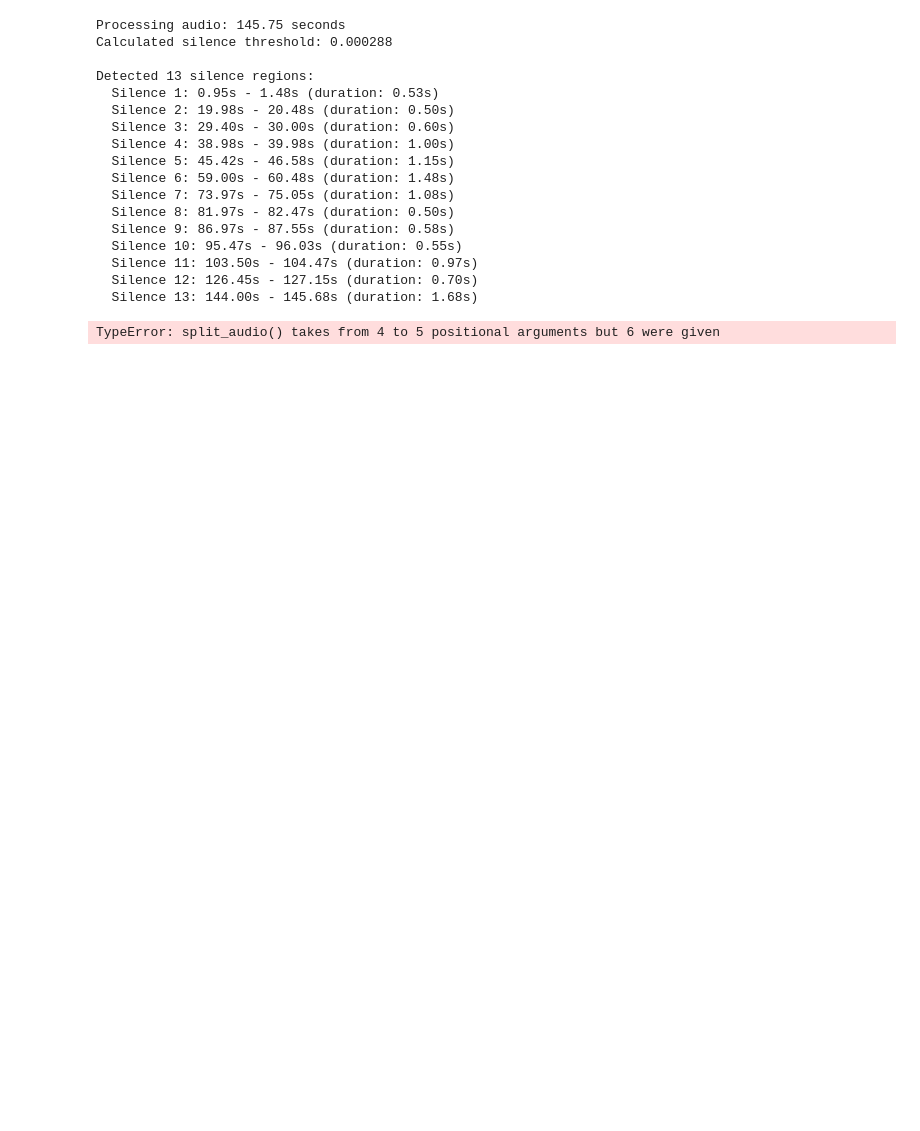
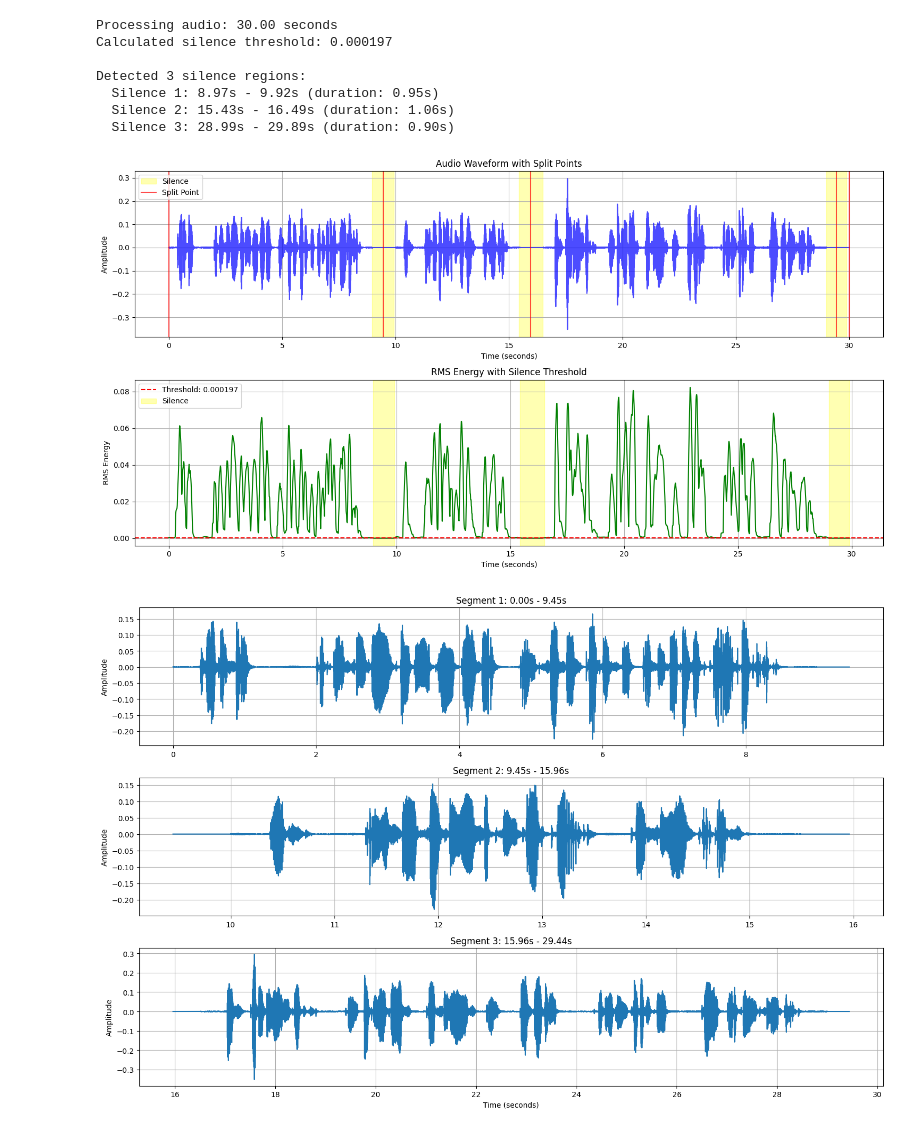
Before and after one commit to masaishi/claion, a Jupyter notebook: notebooks/009_split_audio.ipynb, the cells around one changed output. Drawn from its saved outputs; the diff is of its cells as text; code cells hidden in the pictures; blank space fills up the shorter version.

```diff
--- a/notebooks/009_split_audio.ipynb
+++ b/notebooks/009_split_audio.ipynb
@@ -255,17 +254,9 @@ Segment 3: 29.93s - 30.00s (duration: 0.07s)
 Created 3 segments in ../data/outputs/split_audio_silence_strict
 # %%
 import sys
+sys.path.append('../src')
 
-sys.path.append("../src")
-
-from claion.utils.audio_spliter import (
-    calculate_rms,
-    calculate_silence_threshold,
-    find_silence_regions,
-    get_split_points,
-    split_audio,
-)
-
+from claion.utils.audio_spliter import calculate_silence_threshold, calculate_rms, find_silence_regions, get_split_points, split_audio
 
 def plot_waveform_with_splits(
     waveform: torch.Tensor,
@@ -388,6 +379,8 @@ def process_audio(
     min_silence_length: float = 0.5,
     min_segment_length: float = 1.0,
     split_method: str = "middle",
+    window_size: float = 0.05,
+    hop_length: float = 0.025,
     plot: bool = True,
 ) -> tuple[list[tuple[int, int]], float]:
     """
@@ -403,6 +396,8 @@ def process_audio(
         min_silence_length: Minimum silence length in seconds
         min_segment_length: Minimum segment length in seconds
         split_method: Method to determine split points ('middle', 'start', or 'end')
+        window_size: Size of the analysis window in seconds
+        hop_length: Hop length between windows in seconds
         plot: Whether to generate plots
 
     Returns:
@@ -422,8 +417,8 @@ def process_audio(
     duration = (end_sample - start_sample) / sample_rate
     print(f"Processing audio: {duration:.2f} seconds")
 
-    # Calculate RMS energy
-    rms_values, time_points = calculate_rms(waveform, sample_rate)
+    # Calculate RMS energy with window_size and hop_length parameters
+    rms_values, time_points = calculate_rms(waveform, sample_rate, window_size, hop_length)
 
     # Calculate silence threshold
     silence_threshold = calculate_silence_threshold(rms_values, threshold_method, threshold_value)
@@ -446,50 +441,43 @@ def process_audio(
     # Plot results if requested
     if plot:
         plot_waveform_with_splits(
             waveform, sample_rate, silence_regions, split_points, rms_values, time_points, silence_threshold
         )
 
         if segment_info:
             plot_segments(waveform, sample_rate, segment_info)
 
     return segment_info, silence_threshold
 
 
 # Example usage
 if __name__ == "__main__":
     # Parameters
     audio_file = "../data/inputs/original-demo-speech.wav"
     output_dir = "../data/outputs/split_segments"
 
     # Process the audio
     segment_info, silence_threshold = process_audio(
         audio_file=audio_file,
         output_dir=output_dir,
-        ss=0.0,  # start time
-        es=None,  # end time (None = end of file)
+        ss=30.0,  # start time
+        es=60.0,  # end time (None = end of file)
         threshold_method="percentile",
-        threshold_value=10,  # 10th percentile for silence threshold
+        threshold_value=20,  # 10th percentile for silence threshold
         min_silence_length=0.5,  # minimum silence length in seconds
         min_segment_length=1.0,  # minimum segment length in seconds
         split_method="middle",  # split in the middle of silence regions
+        window_size=0.1,  # window size in seconds for RMS calculation
+        hop_length=0.01,  # hop length in seconds for RMS calculation
         plot=True,  # generate plots
     )
 # %% [output]
-Processing audio: 145.75 seconds
-Calculated silence threshold: 0.000288
+Processing audio: 30.00 seconds
+Calculated silence threshold: 0.000197
 
-Detected 13 silence regions:
-  Silence 1: 0.95s - 1.48s (duration: 0.53s)
-  Silence 2: 19.98s - 20.48s (duration: 0.50s)
-  Silence 3: 29.40s - 30.00s (duration: 0.60s)
-  Silence 4: 38.98s - 39.98s (duration: 1.00s)
-  Silence 5: 45.42s - 46.58s (duration: 1.15s)
-  Silence 6: 59.00s - 60.48s (duration: 1.48s)
-  Silence 7: 73.97s - 75.05s (duration: 1.08s)
-  Silence 8: 81.97s - 82.47s (duration: 0.50s)
-  Silence 9: 86.97s - 87.55s (duration: 0.58s)
-  Silence 10: 95.47s - 96.03s (duration: 0.55s)
-  Silence 11: 103.50s - 104.47s (duration: 0.97s)
-  Silence 12: 126.45s - 127.15s (duration: 0.70s)
-  Silence 13: 144.00s - 145.68s (duration: 1.68s)
+Detected 3 silence regions:
+  Silence 1: 8.97s - 9.92s (duration: 0.95s)
+  Silence 2: 15.43s - 16.49s (duration: 1.06s)
+  Silence 3: 28.99s - 29.89s (duration: 0.90s)
-TypeError: split_audio() takes from 4 to 5 positional arguments but 6 were given
+[figure, added]
+[figure, added]
```
Also changed, not shown: parts of 1 cell of this notebook.
